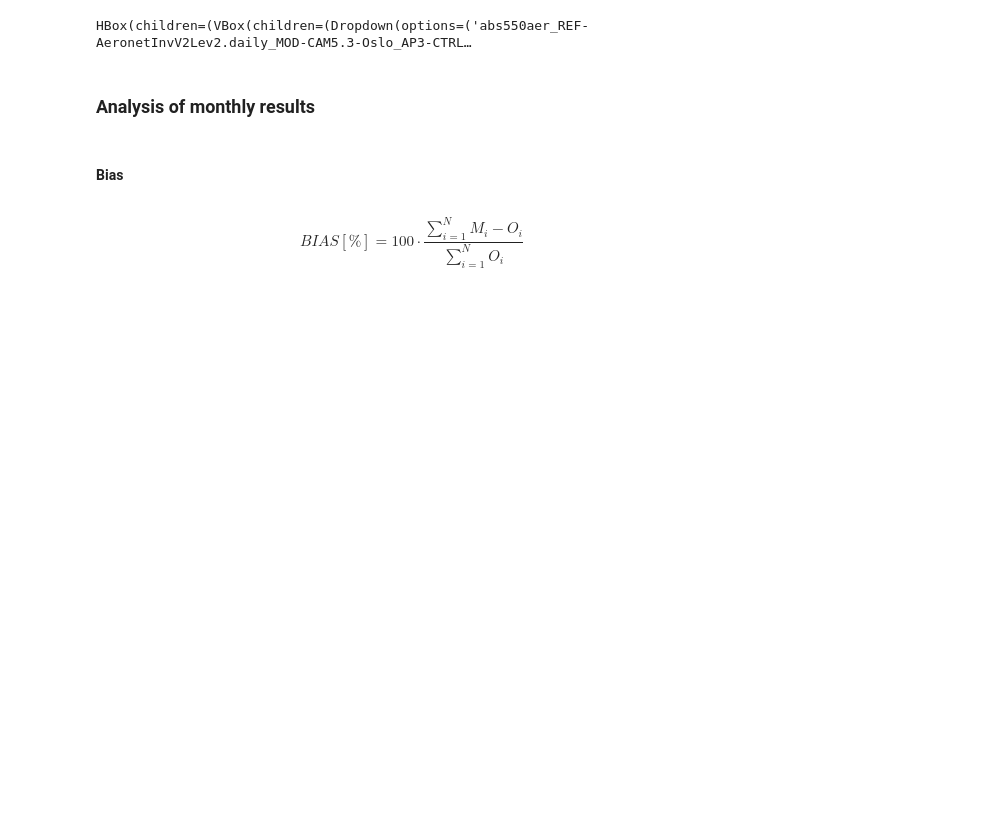
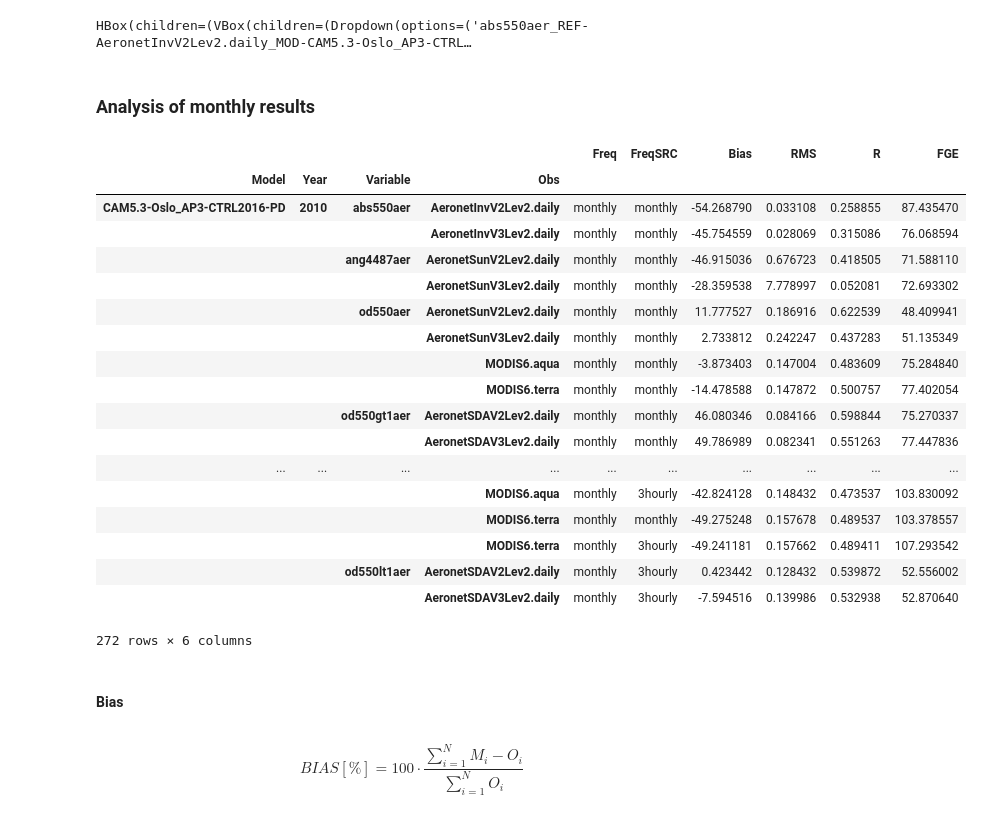
Before and after one commit to jgliss/aerocom_obs_props, a Jupyter notebook: post_analysis.ipynb, the cells around one changed output. Saved outputs shown, nothing was run; the diff lists cells and outputs as text; code cells hidden in the pictures; blank space fills up the shorter version.

```diff
--- a/post_analysis.ipynb
+++ b/post_analysis.ipynb
@@ -122,6 +129,27 @@ else:
 ### Analysis of monthly results
 # %%
 monthly = df[df['Freq'] == 'monthly']
+monthly
+# %% [output]
+|  |  |  |  | Freq | FreqSRC | Bias | RMS | R | FGE |
+| Model | Year | Variable | Obs |  |  |  |  |  |  |
+| CAM5.3-Oslo_AP3-CTRL2016-PD | 2010 | abs550aer | AeronetInvV2Lev2.daily | monthly | monthly | -54.268790 | 0.033108 | 0.258855 | 87.435470 |
+|  |  |  | AeronetInvV3Lev2.daily | monthly | monthly | -45.754559 | 0.028069 | 0.315086 | 76.068594 |
+|  |  | ang4487aer | AeronetSunV2Lev2.daily | monthly | monthly | -46.915036 | 0.676723 | 0.418505 | 71.588110 |
+|  |  |  | AeronetSunV3Lev2.daily | monthly | monthly | -28.359538 | 7.778997 | 0.052081 | 72.693302 |
+|  |  | od550aer | AeronetSunV2Lev2.daily | monthly | monthly | 11.777527 | 0.186916 | 0.622539 | 48.409941 |
+|  |  |  | AeronetSunV3Lev2.daily | monthly | monthly | 2.733812 | 0.242247 | 0.437283 | 51.135349 |
+|  |  |  | MODIS6.aqua | monthly | monthly | -3.873403 | 0.147004 | 0.483609 | 75.284840 |
+|  |  |  | MODIS6.terra | monthly | monthly | -14.478588 | 0.147872 | 0.500757 | 77.402054 |
+|  |  | od550gt1aer | AeronetSDAV2Lev2.daily | monthly | monthly | 46.080346 | 0.084166 | 0.598844 | 75.270337 |
+|  |  |  | AeronetSDAV3Lev2.daily | monthly | monthly | 49.786989 | 0.082341 | 0.551263 | 77.447836 |
+| ... | ... | ... | ... | ... | ... | ... | ... | ... | ... |
+|  |  |  | MODIS6.aqua | monthly | 3hourly | -42.824128 | 0.148432 | 0.473537 | 103.830092 |
+|  |  |  | MODIS6.terra | monthly | monthly | -49.275248 | 0.157678 | 0.489537 | 103.378557 |
+|  |  |  | MODIS6.terra | monthly | 3hourly | -49.241181 | 0.157662 | 0.489411 | 107.293542 |
+|  |  | od550lt1aer | AeronetSDAV2Lev2.daily | monthly | 3hourly | 0.423442 | 0.128432 | 0.539872 | 52.556002 |
+|  |  |  | AeronetSDAV3Lev2.daily | monthly | 3hourly | -7.594516 | 0.139986 | 0.532938 | 52.870640 |
+272 rows × 6 columns
 # %% [markdown]
 #### Bias
 # %%
```
Also changed, not shown: parts of 7 cells of this notebook, 2 other files.
